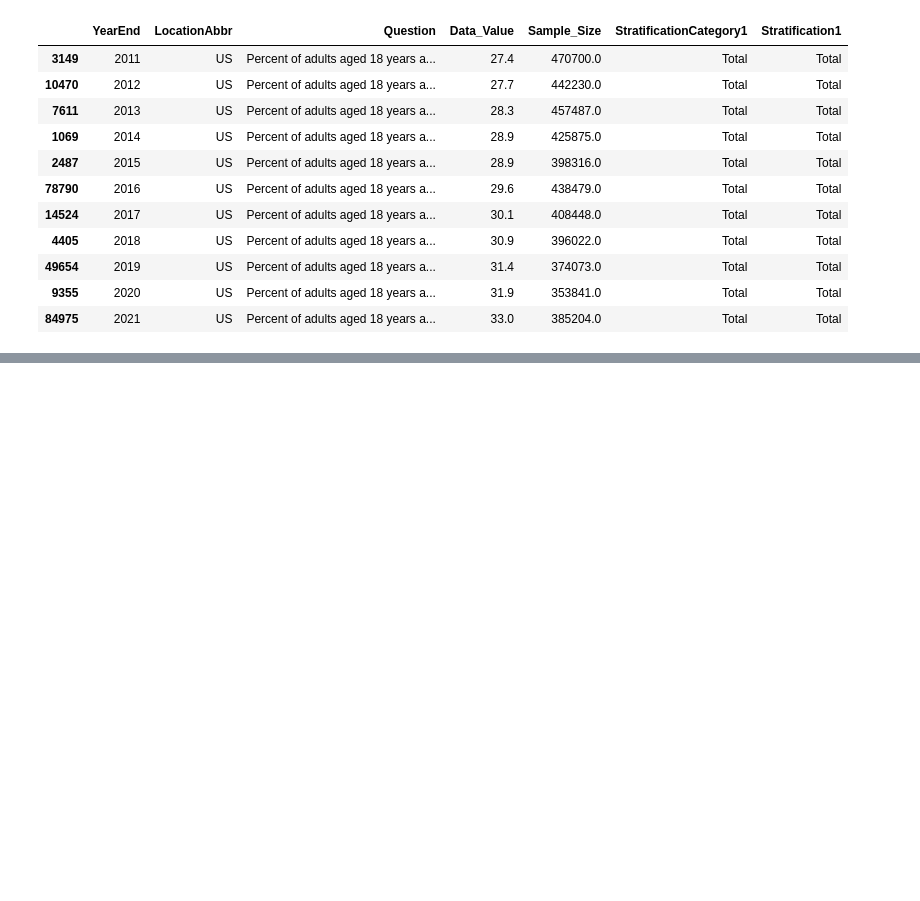
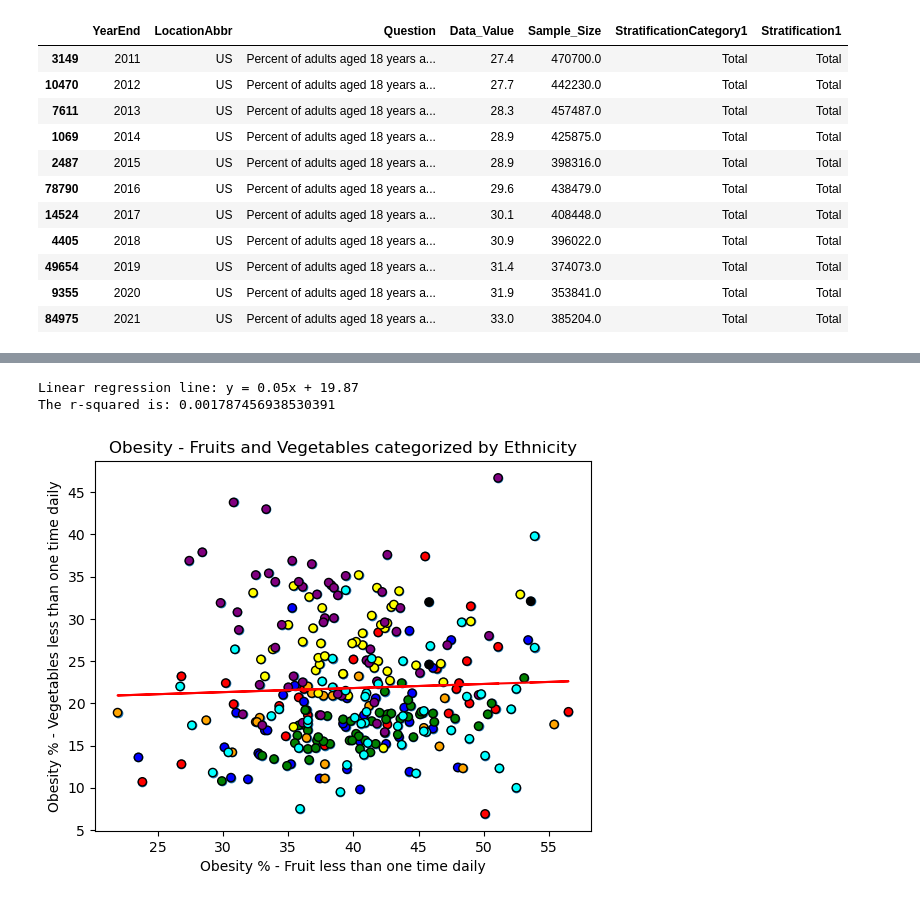
Before and after one commit to sma005/project-one-group-4, a Jupyter notebook: obesity_study_csv.ipynb, the cells around one changed output, grey strips where cells are left out. Cells and saved outputs as stored; diff of their text form; code cells hidden in the pictures; blank space fills up the shorter version.

```diff
--- a/obesity_study_csv.ipynb
+++ b/obesity_study_csv.ipynb
@@ -287,0 +288,18 @@ plt.savefig("../Images.png")
+# %%
+fruit_veggie_df = data_df.loc[:,['YearEnd','LocationAbbr','Question','Data_Value','Sample_Size','StratificationCategory1','Stratification1']]
+fruit_veggie_df = fruit_veggie_df[fruit_veggie_df['YearEnd'] == 2021]
+fruit_veggie_df = fruit_veggie_df[fruit_veggie_df['LocationAbbr'] != 'US']
+fruit_veggie_df = fruit_veggie_df[fruit_veggie_df['StratificationCategory1'] == 'Race/Ethnicity']
+fruit_veggie_df = fruit_veggie_df.sort_values(by='LocationAbbr', ascending=True)
+
+fruit_df = fruit_veggie_df[fruit_veggie_df['Question'] =='Percent of adults who report consuming fruit less than one time daily']
+veggie_df = fruit_veggie_df[fruit_veggie_df['Question'] == 'Percent of adults who report consuming vegetables less than one time daily']
+
+#Use fruit_df and veggie_df for the plot
+# %%
+fruit_merged_veggie = pd.merge(fruit_df, veggie_df, on=["LocationAbbr", "Stratification1"])
+fruit_merged_veggie.rename(columns={'YearEnd_x': 'YearEnd', 'Data_Value_x': 'Data_Value_fruit','Data_Value_y': 'Data_Value_veggie'}, inplace=True)
+fruit_merged_veggie = fruit_merged_veggie[fruit_merged_veggie['Data_Value_fruit'].notna()]
+fruit_merged_veggie = fruit_merged_veggie[fruit_merged_veggie['Data_Value_veggie'].notna()]
+
+fruit_merged_veggie.head()
@@ -287,0 +313,35 @@ plt.savefig("../Images.png")
+# %%
+# Build dataframe for colored chart. Show color plot
+
+list_of_ethnic = fruit_merged_veggie['Stratification1'].unique()
+color_df = pd.DataFrame({'Stratification1':list_of_ethnic,
+                         'Color':['red','blue','green','orange','yellow','purple','cyan','black']})
+
+fv_color_merged = pd.merge(fruit_merged_veggie, color_df, on=["Stratification1"])
+fv_color_merged.dropna()
+
+x_values = fv_color_merged['Data_Value_fruit']
+y_values = fv_color_merged['Data_Value_veggie']
+(slope, intercept, rvalue, pvalue, stderr) = linregress(x_values, y_values)
+regress_values = x_values * slope + intercept
+line_eq = "y = " + str(round(slope,2)) + "x + " + str(round(intercept,2))
+plt.scatter(x_values,y_values)
+plt.plot(x_values,regress_values,"r-")
+plt.annotate(line_eq,(1,1),fontsize=15,color="red")
+
+labels = list_of_ethnic
+
+plt.scatter(fv_color_merged['Data_Value_fruit'], fv_color_merged['Data_Value_veggie'], marker="o", facecolors=fv_color_merged['Color'], edgecolors="black", label=labels)
+plt.xlabel("Obesity % - Fruit less than one time daily")
+plt.ylabel("Obesity % - Vegetables less than one time daily")
+plt.title("Obesity - Fruits and Vegetables categorized by Ethnicity")
+
+print(f"Linear regression line: {line_eq}")
+print(f"The r-squared is: {rvalue**2}")
+
+plt.savefig("Images/Obesity_Fruits_Veggies_Scatter.png")
+plt.show()
+# %% [output]
+Linear regression line: y = 0.05x + 19.87
+The r-squared is: 0.001787456938530391
+[figure, added]
```
Also changed, not shown: parts of 7 cells of this notebook, 9 other files.
